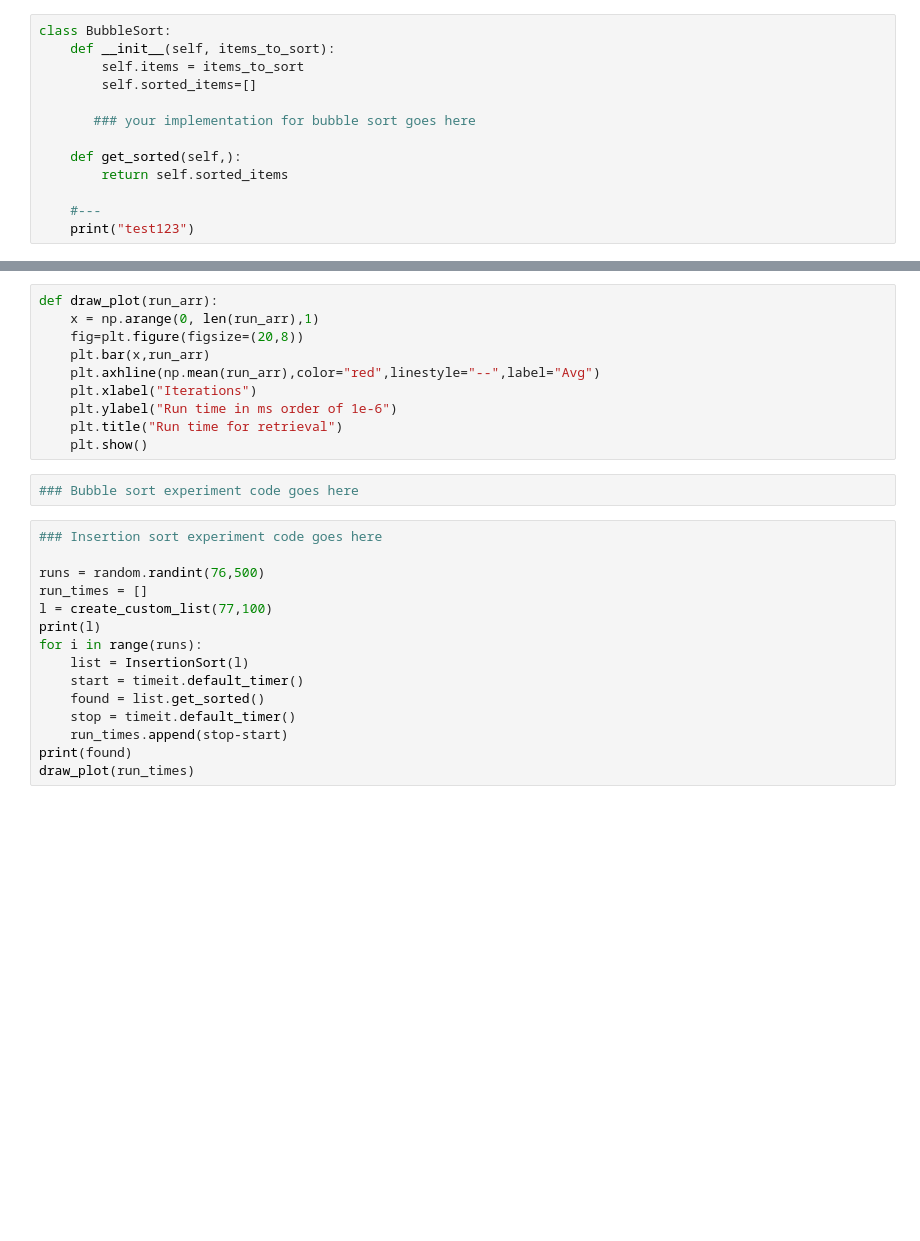
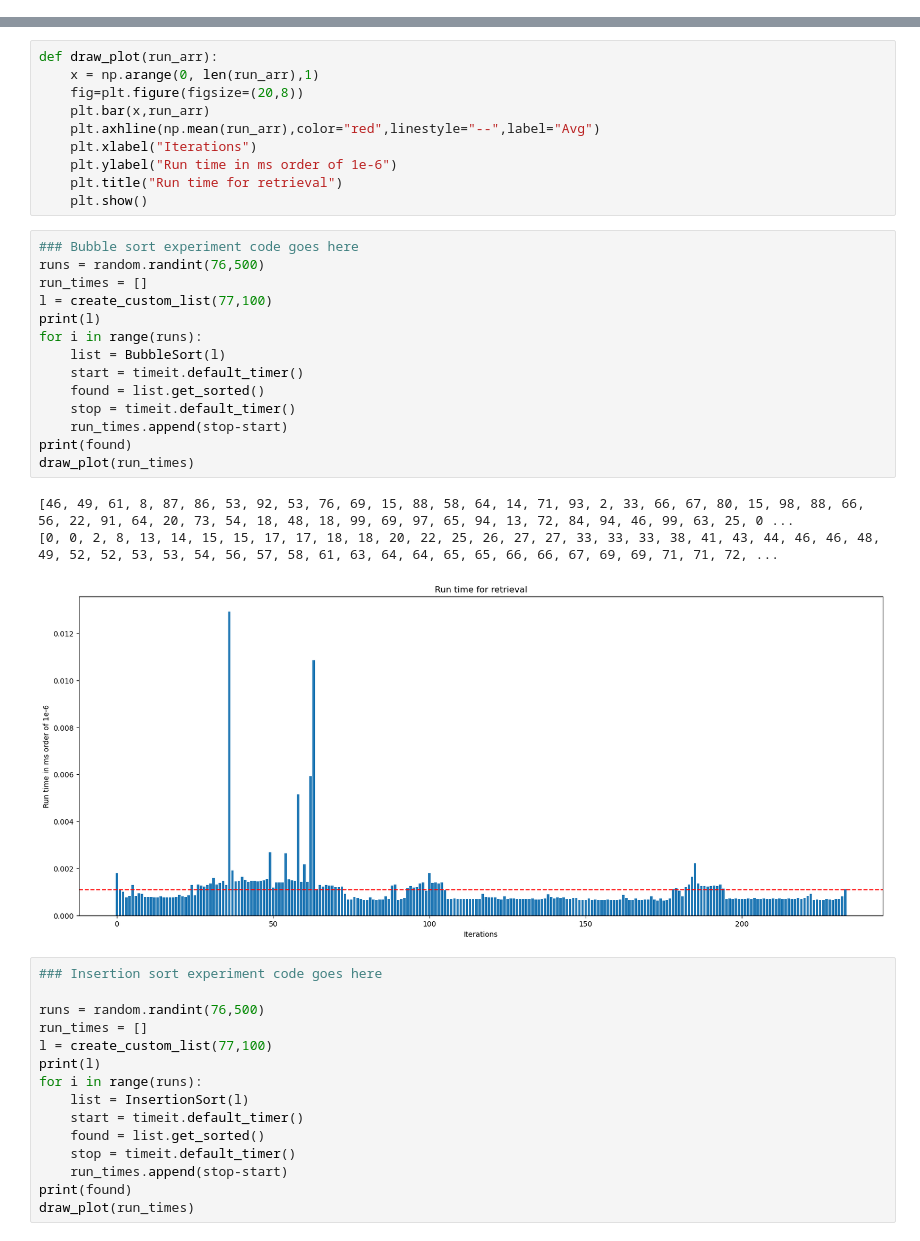
Before and after one commit to saboorah/CS2XC3, a Jupyter notebook: Lab_II.ipynb, the cells around one changed output, grey strips where cells are left out. Cells and saved outputs as stored; diff of their text form; blank space fills up the shorter version.

Commit message:
added bubble

```diff
--- a/Lab_II.ipynb
+++ b/Lab_II.ipynb
@@ -21,16 +21,3 @@ import numpy as np
 - Bubble Sort
 - Insertion Sort
 - Selection Sort
-# %%
-class BubbleSort:
-    def __init__(self, items_to_sort):
-        self.items = items_to_sort
-        self.sorted_items=[]
-
-       ### your implementation for bubble sort goes here
-
-    def get_sorted(self,):
-        return self.sorted_items
-
-    #---
-    print("test123")
@@ -137,8 +159,24 @@ def draw_plot(run_arr):
     plt.ylabel("Run time in ms order of 1e-6")
     plt.title("Run time for retrieval")
     plt.show()
-# %%
-### Bubble sort experiment code goes here
+# %%
+### Bubble sort experiment code goes here
+runs = random.randint(76,500)
+run_times = []
+l = create_custom_list(77,100)
+print(l)
+for i in range(runs):
+    list = BubbleSort(l)
+    start = timeit.default_timer()
+    found = list.get_sorted()
+    stop = timeit.default_timer()
+    run_times.append(stop-start)
+print(found)
+draw_plot(run_times)
+# %% [output]
+[46, 49, 61, 8, 87, 86, 53, 92, 53, 76, 69, 15, 88, 58, 64, 14, 71, 93, 2, 33, 66, 67, 80, 15, 98, 88, 66, 56, 22, 91, 64, 20, 73, 54, 18, 48, 18, 99, 69, 97, 65, 94, 13, 72, 84, 94, 46, 99, 63, 25, 0 ...
+[0, 0, 2, 8, 13, 14, 15, 15, 17, 17, 18, 18, 20, 22, 25, 26, 27, 27, 33, 33, 33, 38, 41, 43, 44, 46, 46, 48, 49, 52, 52, 53, 53, 54, 56, 57, 58, 61, 63, 64, 64, 65, 65, 66, 66, 67, 69, 69, 71, 71, 72, ...
+[figure, added]
 # %%
 ### Insertion sort experiment code goes here
 
```
Also changed, not shown: parts of 2 cells of this notebook.
